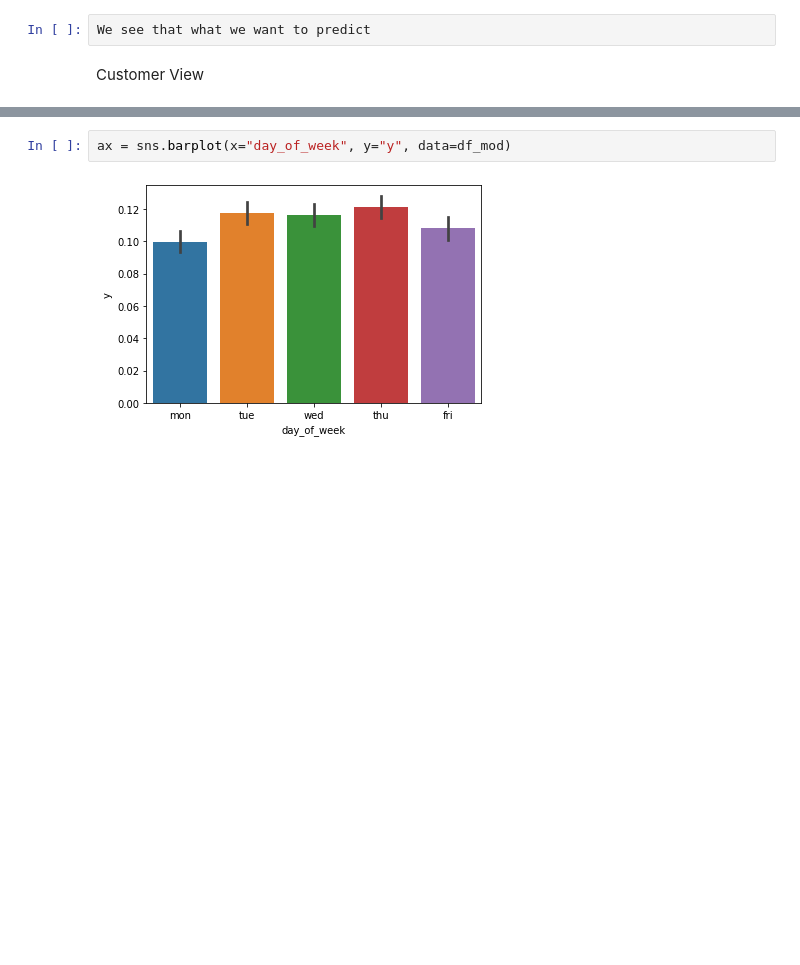
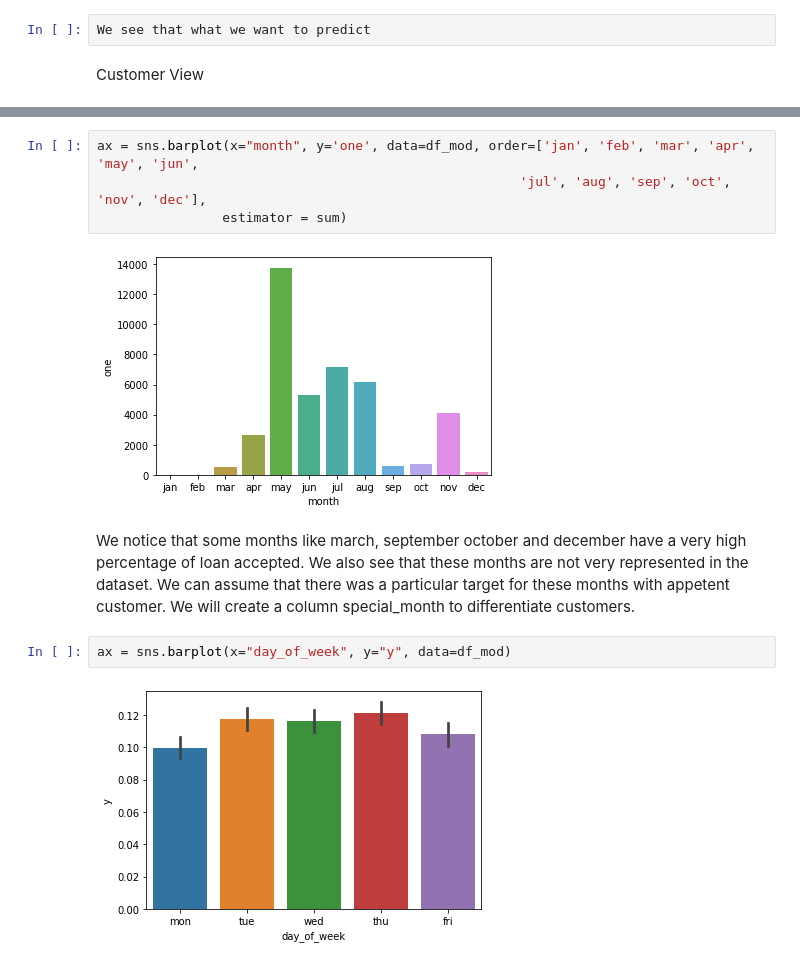
Before and after one commit to gouzmi/Bank-Telemarketing, a Jupyter notebook: Analyse.ipynb, the cells around one changed output, grey strips where cells are left out. Drawn from its saved outputs; the diff is of its cells as text; blank space fills up the shorter version.

```diff
--- a/Analyse.ipynb
+++ b/Analyse.ipynb
@@ -207,3 +214,12 @@ ax = sns.barplot(x="month", y="y", data=df_mod)
+# %%
+ax = sns.barplot(x="month", y='one', data=df_mod, order=['jan', 'feb', 'mar', 'apr', 'may', 'jun',
+                                                      'jul', 'aug', 'sep', 'oct', 'nov', 'dec'],
+                estimator = sum)
+# %% [output]
+[figure, added]
+# %% [markdown]
+We notice that some months like march, september october and december have a very high percentage of loan accepted. We also see that these months are not very represented in the dataset. We can assume that there was a particular target for these months with appetent customer.
+We will create a column special_month to differentiate customers.
 # %%
 ax = sns.barplot(x="day_of_week", y="y", data=df_mod)
 # %% [output]
```
Also changed, not shown: parts of 31 cells of this notebook.
